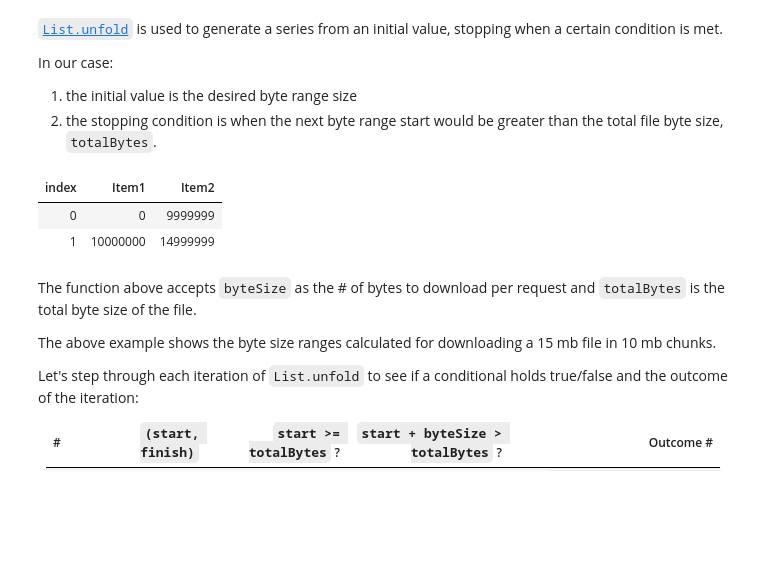
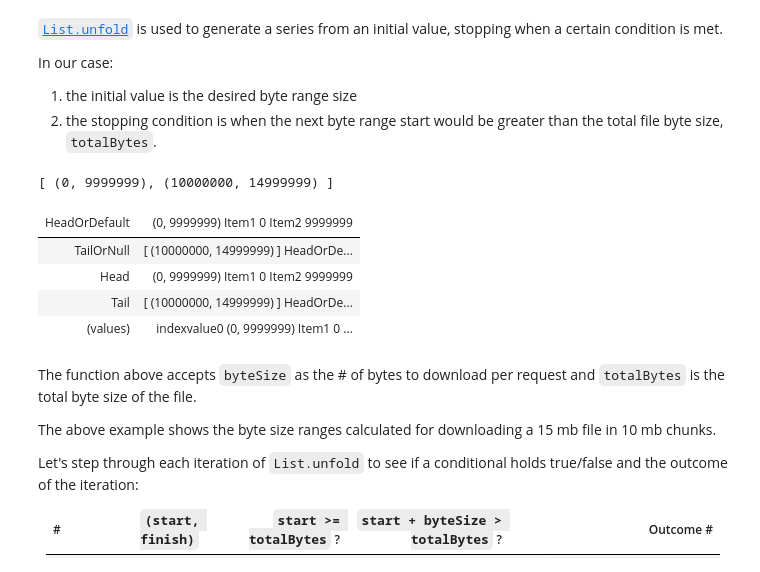
Before and after one commit to EverybodyKurts/EverybodyKurts.github.io, a Jupyter notebook: _notebooks/downloading-with-byte-ranges.ipynb, the cells around one changed output. Drawn from its saved outputs; the diff is of its cells as text; code cells hidden in the pictures; blank space fills up the shorter version.

Commit message:
Update byte ranges notebook

```diff
--- a/_notebooks/downloading-with-byte-ranges.ipynb
+++ b/_notebooks/downloading-with-byte-ranges.ipynb
@@ -11,27 +11,32 @@ In our case:
 # %%
 let byteRanges (byteSize: uint64) (totalBytes: uint64) : (uint64 * uint64) list =
     (0UL, byteSize)
     |> List.unfold (fun (start, finish) ->
         // Outcome 1: stopping condition
         if start >= totalBytes then
             None
         // Outcome 2: the last byte range. stop at the total # of bytes
         else if start + byteSize > totalBytes then
             Some ((start, totalBytes-1UL),
                   (finish, finish + byteSize))
         // Outcome 3: a normal byte range
         else
             Some ((start, finish-1UL),
                   (finish, finish + byteSize))
     )
 
+// below is an example of getting 10MB byte ranges for a 15MB file
+
 let tenMegabyteRanges = byteRanges 10_000_000UL
 
 tenMegabyteRanges 15_000_000UL
 # %% [output]
+[ (0, 9999999), (10000000, 14999999) ]
-| index | Item1 | Item2 |
-| 0 | 0 | 9999999 |
-| 1 | 10000000 | 14999999 |
+| HeadOrDefault | (0, 9999999) Item1 0 Item2 9999999 |
+| TailOrNull | [ (10000000, 14999999) ] HeadOrDe... |
+| Head | (0, 9999999) Item1 0 Item2 9999999 |
+| Tail | [ (10000000, 14999999) ] HeadOrDe... |
+| (values) | indexvalue0 (0, 9999999) Item1 0 ... |
 # %% [markdown]
 The function above accepts `byteSize` as the # of bytes to download per request and `totalBytes` is the total byte size of the file.
 
```
Also changed, not shown: parts of 2 cells of this notebook.
